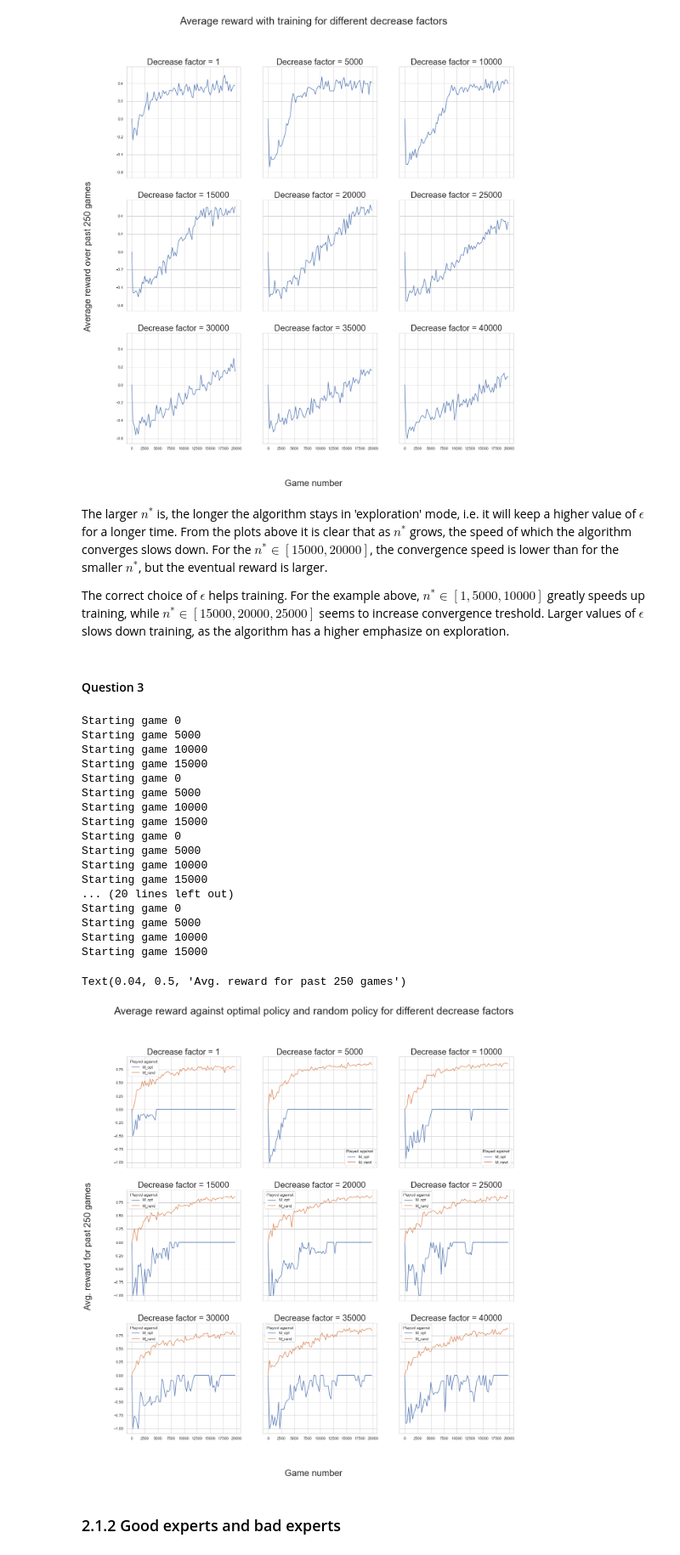
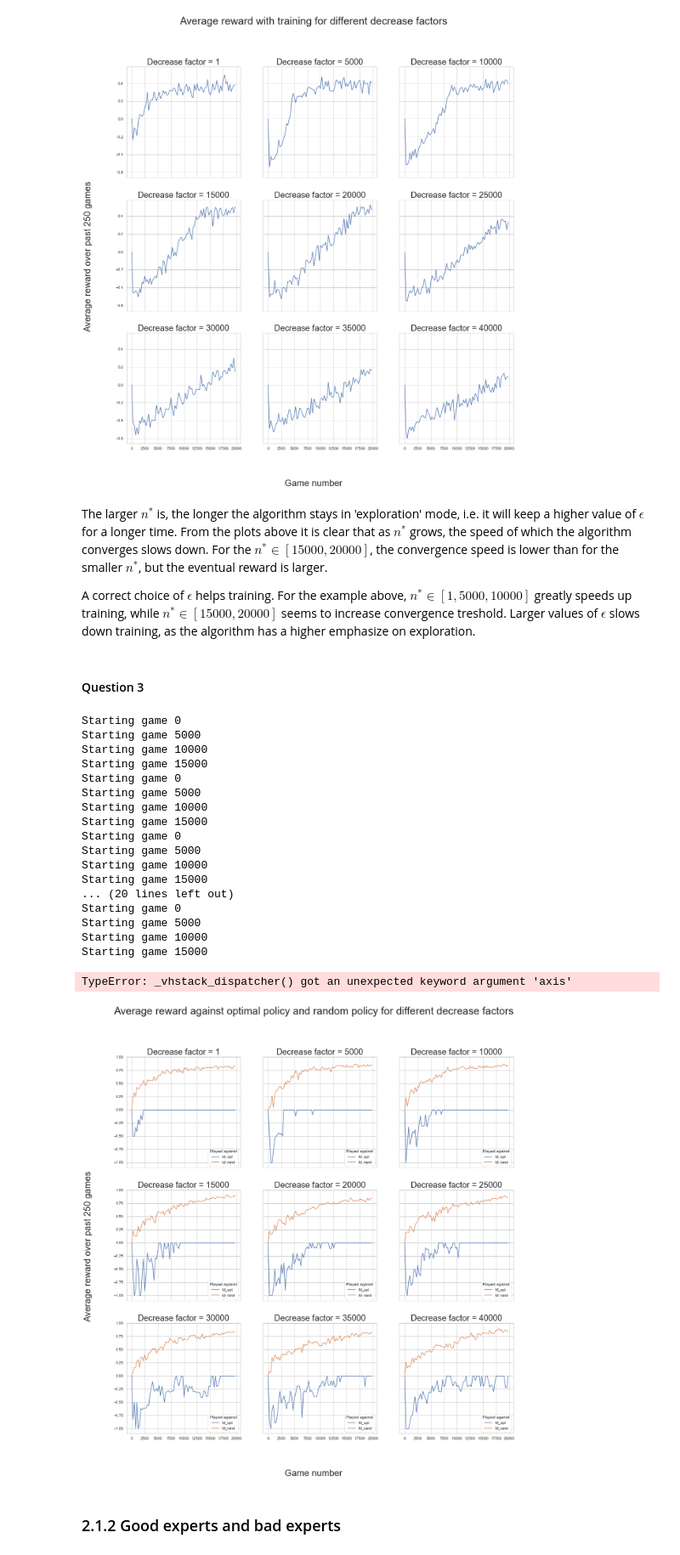
Before and after one commit to olavforland/ANN_Miniproject, a Jupyter notebook: tic_tac_toe.ipynb, the cells around one changed output. Shown at 85% size. Cells and saved outputs as stored; diff of their text form; code cells hidden in the pictures.

Commit message:
Added deep-learning option in train function

```diff
--- a/tic_tac_toe.ipynb
+++ b/tic_tac_toe.ipynb
@@ -523,7 +586,7 @@ dec_factors = [1] + [i * 5000 for i in range(1, 9)]
 rewards = []
 
 for dec_factor in dec_factors:
-    dec_rewards, _, _ = train(20000, dec_factor=dec_factor, decrease_epsilon=True)
+    dec_rewards, _, _, _, hist = train(20000, dec_factor=dec_factor, decrease_epsilon=True)
     rewards.append(dec_rewards)
 
 # Expand dims for plotting function
@@ -530,0 +603,2 @@ rewards = np.expand_dims(rewards, 1)
+# %%
+rewards, _, _, _, hist = train(20000, dec_factor=dec_factor, decrease_epsilon=True)
@@ -541,25 +620,22 @@ plot_subplots(3, 3, X, rewards, dec_factors, suptitle,
 # %% [markdown]
 The larger $n^*$ is, the longer the algorithm stays in 'exploration' mode, i.e. it will keep a higher value of $\epsilon$ for a longer time. From the plots above it is clear that as $n^*$ grows, the speed of which the algorithm converges slows down. For the $n^* \in [15000, 20000]$, the convergence speed is lower than for the smaller $n^*$, but the eventual reward is larger.
 
-The correct choice of $\epsilon$ helps training. For the example above, $n^* \in [1, 5000, 10000]$ greatly speeds up training, while $n^* \in [15000, 20000, 25000]$ seems to increase convergence treshold. Larger values of $\epsilon$ slows down training, as the algorithm has a higher emphasize on exploration.
+A correct choice of $\epsilon$ helps training. For the example above, $n^* \in [1, 5000, 10000]$ greatly speeds up training, while $n^* \in [15000, 20000]$ seems to increase convergence treshold. Larger values of $\epsilon$ slows down training, as the algorithm has a higher emphasize on exploration.
 # %% [markdown]
 #### Question 3
 # %%
-# TODO: Run again and replicate plot with plotting functino
-
-# Same as above
 dec_factors = [1] + [i * 5000 for i in range(1, 9)]
 m_opts, m_rands = [], []
 
 for dec_factor in dec_factors:
-    _, m_opt, m_rand = train(20000, dec_factor=dec_factor, decrease_epsilon=True, compute_tests=True)
+    _, m_opt, m_rand, _ = train(20000, dec_factor=dec_factor, decrease_epsilon=True, compute_tests=True)
     m_opts.append(m_opt)
     m_rands.append(m_rand)
 
 # Format and stack along axis=1
 m_opts = np.expand_dims(m_opts, 1)
 m_rands = np.expand_dims(m_rands, 1)
-m = np.hstack([m_opts, m_rands], axis=0)
+m = np.hstack([m_opts, m_rands])
 # %% [output]
 Starting game 0
 Starting game 5000
@@ -578,40 +654,16 @@ Starting game 0
 Starting game 5000
 Starting game 10000
 Starting game 15000
+TypeError: _vhstack_dispatcher() got an unexpected keyword argument 'axis'
-# %%
-sns.set_theme(style='whitegrid')
-x = np.linspace(0, 19750, 20000 // 250)
-
-fig, axs = plt.subplots(3, 3, figsize=(20, 20), sharex=True, sharey=True)
-axs = axs.flatten()
-
-# Reveal x-ticks and y-ticks on all subplots -> Doesnt work
-for ax in axs:
-    for (x_tick, y_tick) in zip(ax.get_xticklabels(), ax.get_yticklabels()):
-        x_tick.set_visible(True)
-        y_tick.set_visible(True)
-
-# Plot
-plt.suptitle('Average reward against optimal policy and random policy for different decrease factors', fontsize=30)
-for i, (dec, (m_opt, m_rand)) in enumerate(zip(dec_factors, zip(m_opts, m_rands))):
-    sns.lineplot(x=x, y=m_opt, ax=axs[i])
-    sns.lineplot(x=x, y=m_rand, ax=axs[i])
-    axs[i].set_title(f'Decrease factor = {dec}', fontsize=24)
-    axs[i].legend(title='Played against', labels=['M_opt', 'M_rand'], loc='lower right')
-
-fig.text(0.5, 0.04, 'Game number', ha='center', fontsize=26)
-fig.text(0.04, 0.5, 'Avg. reward for past 250 games', va='center', rotation='vertical', fontsize=26)
-#plt.legend(title='Played against', labels=['M_opt', 'M_rand'])
-# %% [output]
-Text(0.04, 0.5, 'Avg. reward for past 250 games')
-[figure, removed]
 # %%
 suptitle = 'Average reward against optimal policy and random policy for different decrease factors'
 subtitle = 'Decrease factor'
 xlabel = 'Game number'
 ylabel = 'Average reward over past 250 games'
-plot_subplots(3, 3, x, m, dec_factors, suptitle, xlabel, ylabel, labels=['M_opt', 'M_rand'],
+plot_subplots(3, 3, X, m, dec_factors, suptitle, xlabel, ylabel, labels=['M_opt', 'M_rand'],
               legend_title='Played against', subtitle=subtitle)
+# %% [output]
+[figure, added]
 # %% [markdown]
 ### 2.1.2 Good experts and bad experts
 # %% [markdown]
```
Also changed, not shown: parts of 16 cells of this notebook.
